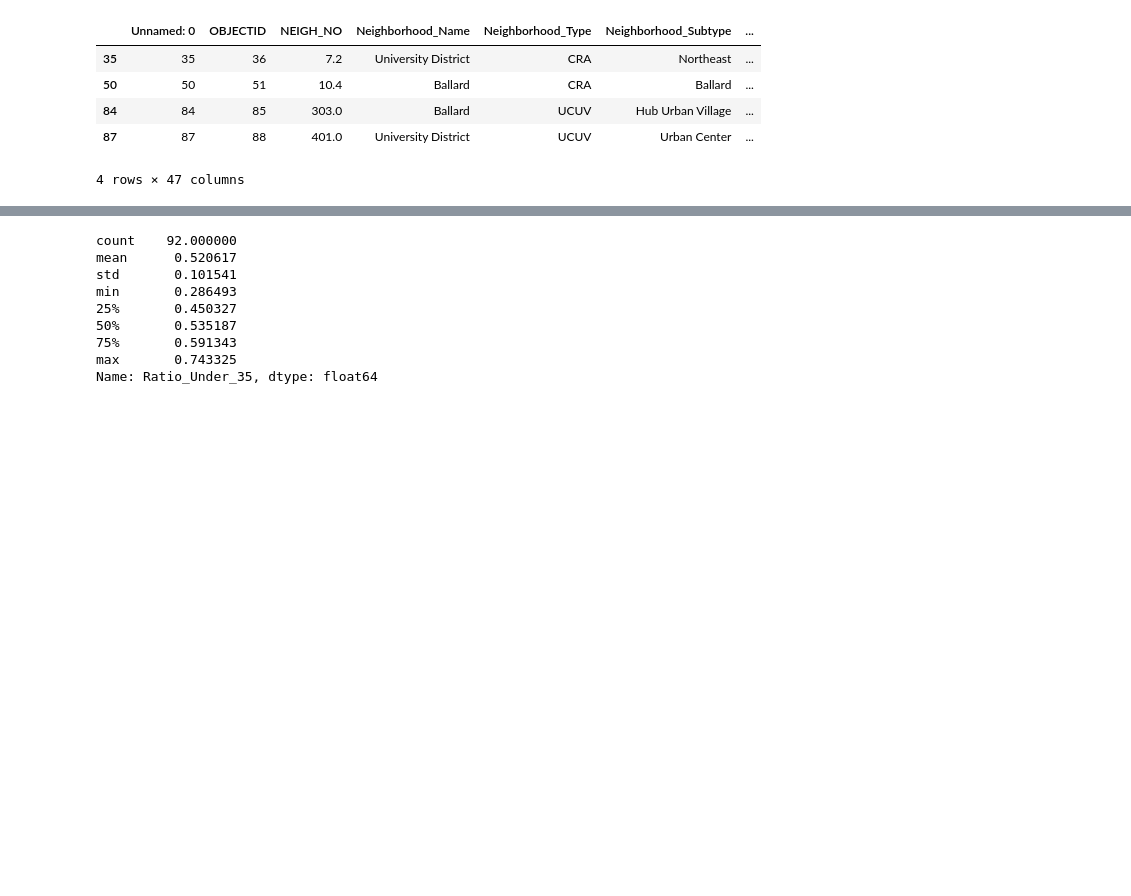
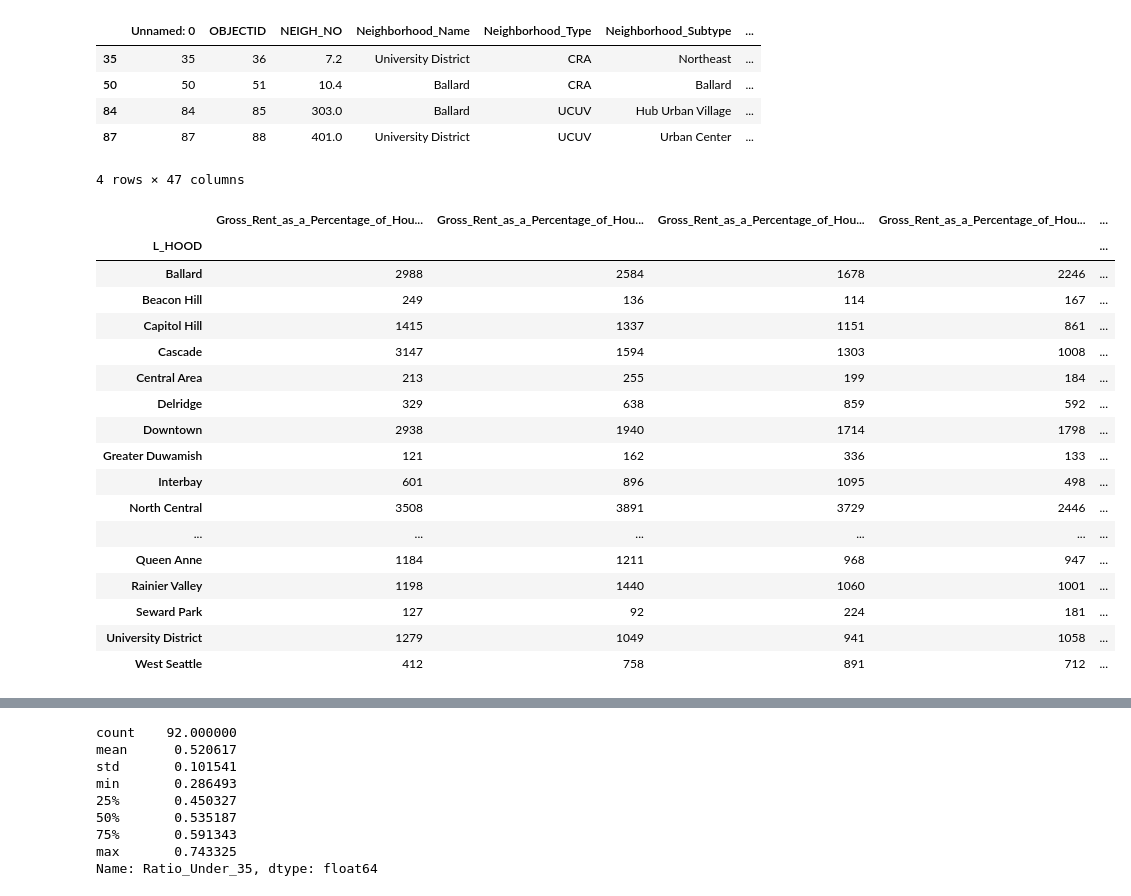
Before and after one commit to tint3dgreen/Capstone, a Jupyter notebook: src/Question_1.ipynb, the cells around one changed output, grey strips where cells are left out. Saved outputs shown, nothing was run; the diff lists cells and outputs as text; code cells hidden in the pictures; blank space fills up the shorter version.

```diff
--- a/src/Question_1.ipynb
+++ b/src/Question_1.ipynb
@@ -36,3 +38,32 @@ housing.loc[(housing["Neighborhood_Name"] == "Ballard") | (housing["Neighborhood
+# %%
+key = pd.read_csv("../data/processed/Neighborhood_alt_key.csv", index_col=0).set_index("alt_names_list")
+key
+
+join_test = housing.join(key, on='Neighborhood_Name', how='inner', rsuffix='_alt_key')
+
+cols = ['L_HOOD','Gross_Rent_as_a_Percentage_of_Household_Income_Less_than_15.0%','Gross_Rent_as_a_Percentage_of_Household_Income_15.0_to_19.9%','Gross_Rent_as_a_Percentage_of_Household_Income_20.0_to_24.9%', 'Gross_Rent_as_a_Percentage_of_Household_Income_25.0_to_29.9%','Renter_Households']
+
+join_test = join_test[cols].groupby("L_HOOD").agg(sum)
+join_test
+# %% [output]
+|  | Gross_Rent_as_a_Percentage_of_Hou... | Gross_Rent_as_a_Percentage_of_Hou... | Gross_Rent_as_a_Percentage_of_Hou... | Gross_Rent_as_a_Percentage_of_Hou... | ... |
+| L_HOOD |  |  |  |  | ... |
+| Ballard | 2988 | 2584 | 1678 | 2246 | ... |
+| Beacon Hill | 249 | 136 | 114 | 167 | ... |
+| Capitol Hill | 1415 | 1337 | 1151 | 861 | ... |
+| Cascade | 3147 | 1594 | 1303 | 1008 | ... |
+| Central Area | 213 | 255 | 199 | 184 | ... |
+| Delridge | 329 | 638 | 859 | 592 | ... |
+| Downtown | 2938 | 1940 | 1714 | 1798 | ... |
+| Greater Duwamish | 121 | 162 | 336 | 133 | ... |
+| Interbay | 601 | 896 | 1095 | 498 | ... |
+| North Central | 3508 | 3891 | 3729 | 2446 | ... |
+| ... | ... | ... | ... | ... | ... |
+| Queen Anne | 1184 | 1211 | 968 | 947 | ... |
+| Rainier Valley | 1198 | 1440 | 1060 | 1001 | ... |
+| Seward Park | 127 | 92 | 224 | 181 | ... |
+| University District | 1279 | 1049 | 941 | 1058 | ... |
+| West Seattle | 412 | 758 | 891 | 712 | ... |
 # %%
 print(housing.columns)
 cols = ['Gross_Rent_as_a_Percentage_of_Household_Income_Less_than_15.0%','Gross_Rent_as_a_Percentage_of_Household_Income_15.0_to_19.9%','Gross_Rent_as_a_Percentage_of_Household_Income_20.0_to_24.9%', 'Gross_Rent_as_a_Percentage_of_Household_Income_25.0_to_29.9%']
```
Also changed, not shown: parts of 6 cells of this notebook, 4 other files.
